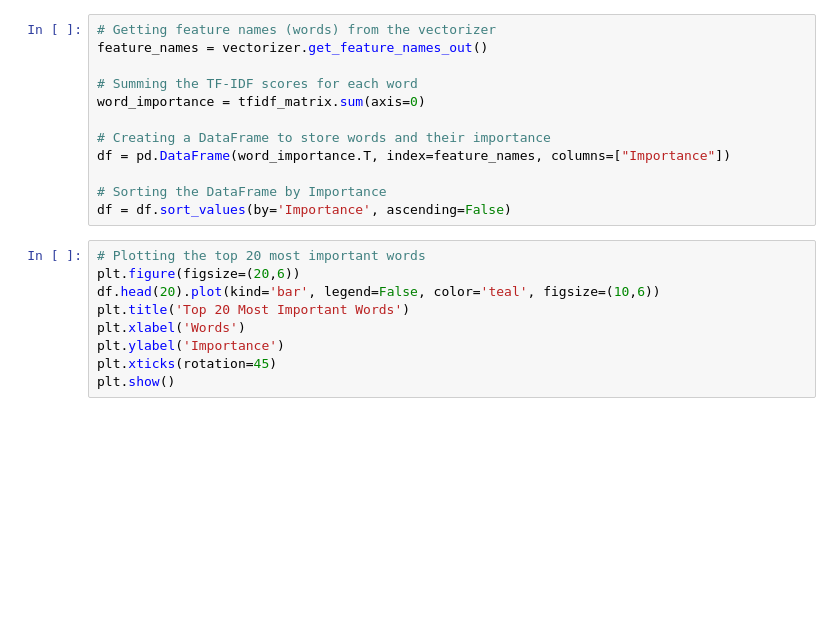
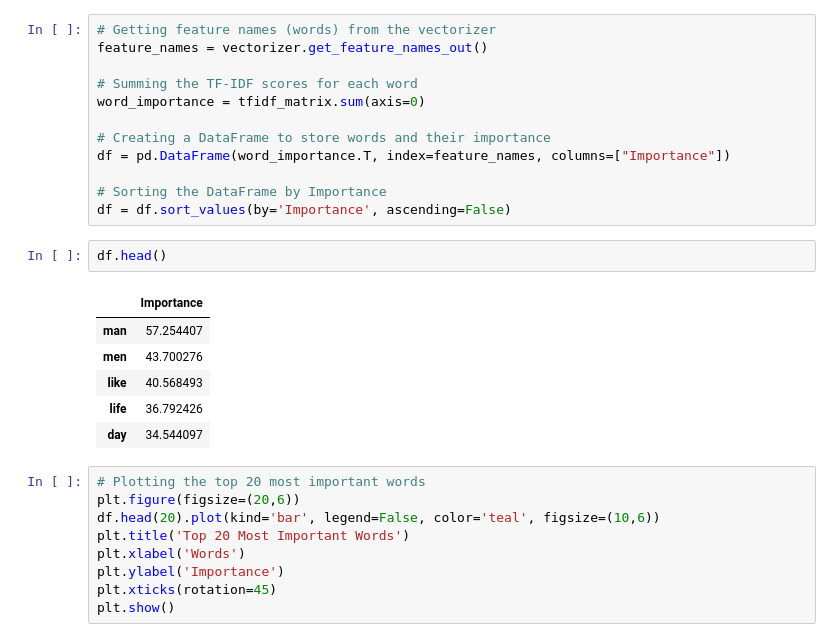
Before and after one commit to junting-huang/data_storytelling, a Jupyter notebook: case_2_number.ipynb, the cells around one changed output. Saved outputs shown, nothing was run; the diff lists cells and outputs as text; blank space fills up the shorter version.

```diff
--- a/case_2_number.ipynb
+++ b/case_2_number.ipynb
@@ -116,6 +151,15 @@ df = pd.DataFrame(word_importance.T, index=feature_names, columns=["Importance"]
 
 # Sorting the DataFrame by Importance
 df = df.sort_values(by='Importance', ascending=False)
+# %%
+df.head()
+# %% [output]
+|  | Importance |
+| man | 57.254407 |
+| men | 43.700276 |
+| like | 40.568493 |
+| life | 36.792426 |
+| day | 34.544097 |
 # %%
 # Plotting the top 20 most important words
 plt.figure(figsize=(20,6))
```
Also changed, not shown: parts of 9 cells of this notebook.
